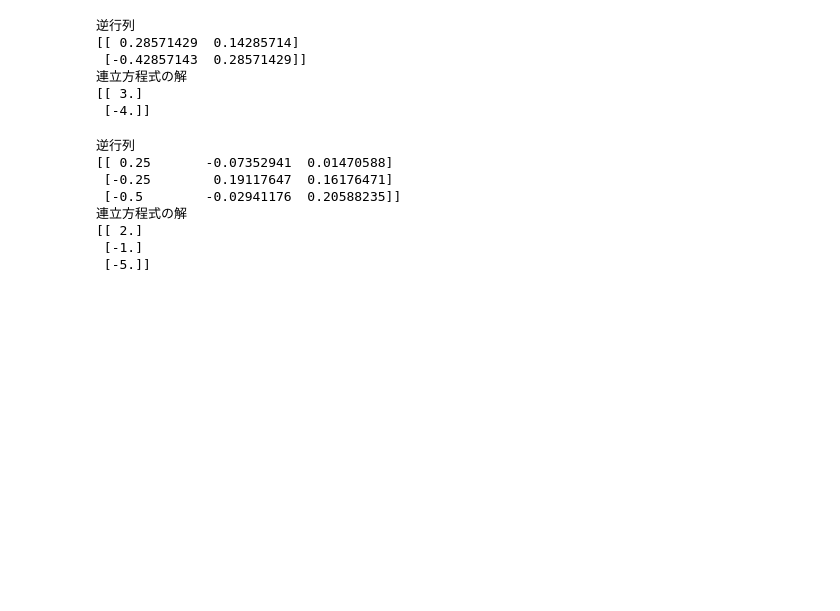
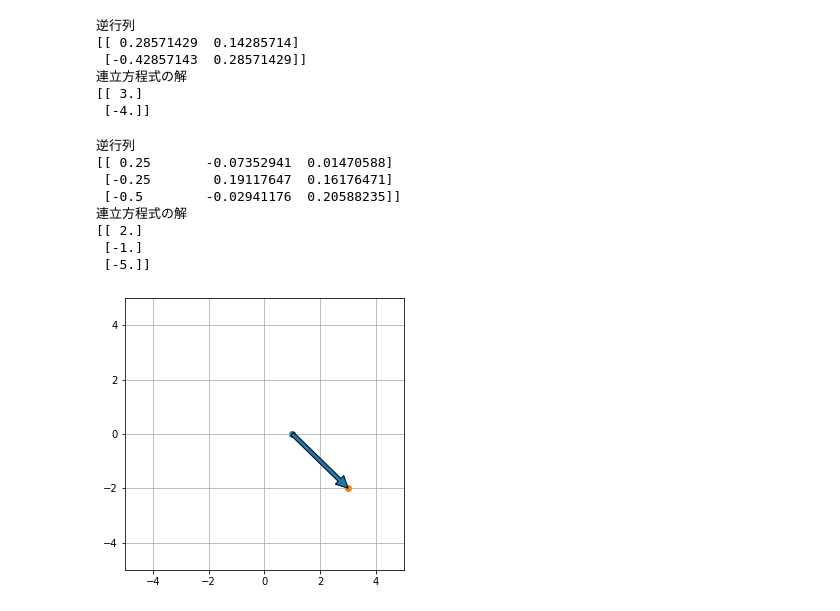
Before and after one commit to wantanblog/python_dev, a Jupyter notebook: Python_math4.ipynb, the cells around one changed output. Drawn from its saved outputs; the diff is of its cells as text; code cells hidden in the pictures; blank space fills up the shorter version.

```diff
--- a/Python_math4.ipynb
+++ b/Python_math4.ipynb
@@ -221,3 +221,34 @@ print(result)
 [[ 2.]
  [-1.]
  [-5.]]
+# %%
+# ライブラリのインポート
+import numpy as npy
+import matplotlib.pyplot as plt
+# Jupiter Notebookで結果を表示するためのおまじない
+%matplotlib inline
+# 行列を乗算する関数の定義
+def f(x):
+    A = npy.array([[3,1],[-2,4]])
+    return A.dot(x)
+
+#ベクトルの定義
+vector = npy.array([[1],[0]])
+vector2 = f(vector)
+
+
+# FigureとAxesを描画
+fig, ax = plt.subplots(figsize = (5, 5))
+ax.grid()
+ax.set_xlim(-5, 5)
+ax.set_ylim(-5, 5)
+
+plt.scatter(vector[0],vector[1])
+plt.scatter(vector2[0],vector2[1])
+# 指定した位置に注釈と矢印を入れる
+ax.annotate("", xy = (vector2[0], vector2[1]), size = 15, xytext = (vector[0], vector[1]),
+            color = "red", arrowprops = dict())
+# グラフを描写する
+plt.show()
+# %% [output]
+[figure, added]
```
Also changed, not shown: parts of 2 cells of this notebook.
